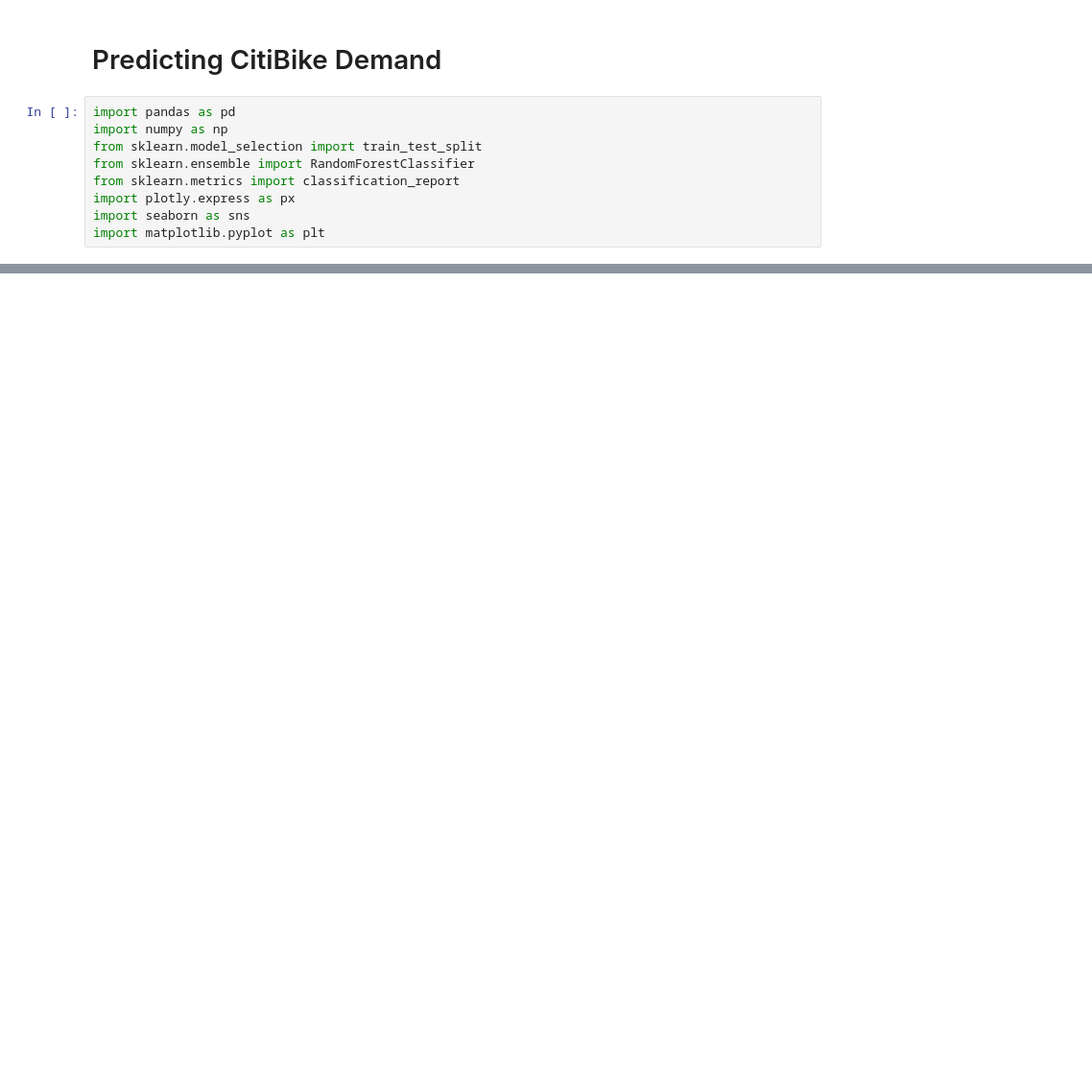
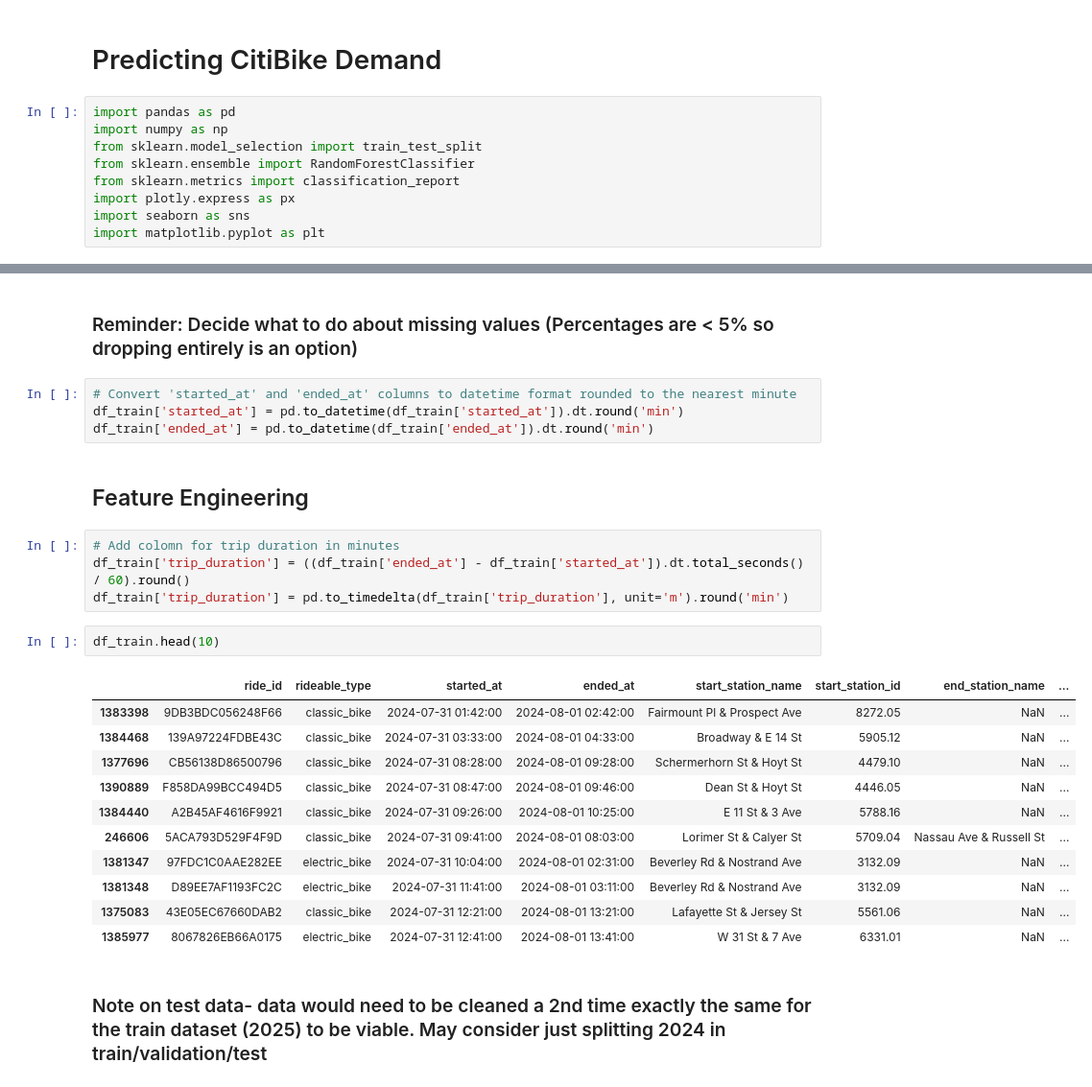
Before and after one commit to michaeltwersky/applied-ml-project, a Jupyter notebook: citibike_demand.ipynb, the cells around one changed output, grey strips where cells are left out. Shown: that part at 96% size. Cells and saved outputs as stored; diff of their text form; blank space fills up the shorter version.

```diff
--- a/citibike_demand.ipynb
+++ b/citibike_demand.ipynb
@@ -30,0 +122,28 @@ df_train.to_csv('data/df_train.csv', index=False)
+# %% [markdown]
+### Reminder: Decide what to do about missing values (Percentages are < 5% so dropping entirely is an option)
+# %%
+# Convert 'started_at' and 'ended_at' columns to datetime format rounded to the nearest minute
+df_train['started_at'] = pd.to_datetime(df_train['started_at']).dt.round('min')
+df_train['ended_at'] = pd.to_datetime(df_train['ended_at']).dt.round('min')
+# %% [markdown]
+## Feature Engineering
+# %%
+# Add colomn for trip duration in minutes
+df_train['trip_duration'] = ((df_train['ended_at'] - df_train['started_at']).dt.total_seconds() / 60).round()
+df_train['trip_duration'] = pd.to_timedelta(df_train['trip_duration'], unit='m').round('min')
+# %%
+df_train.head(10)
+# %% [output]
+|  | ride_id | rideable_type | started_at | ended_at | start_station_name | start_station_id | end_station_name | ... |
+| 1383398 | 9DB3BDC056248F66 | classic_bike | 2024-07-31 01:42:00 | 2024-08-01 02:42:00 | Fairmount Pl & Prospect Ave | 8272.05 | NaN | ... |
+| 1384468 | 139A97224FDBE43C | classic_bike | 2024-07-31 03:33:00 | 2024-08-01 04:33:00 | Broadway & E 14 St | 5905.12 | NaN | ... |
+| 1377696 | CB56138D86500796 | classic_bike | 2024-07-31 08:28:00 | 2024-08-01 09:28:00 | Schermerhorn St & Hoyt St | 4479.10 | NaN | ... |
+| 1390889 | F858DA99BCC494D5 | classic_bike | 2024-07-31 08:47:00 | 2024-08-01 09:46:00 | Dean St & Hoyt St | 4446.05 | NaN | ... |
+| 1384440 | A2B45AF4616F9921 | classic_bike | 2024-07-31 09:26:00 | 2024-08-01 10:25:00 | E 11 St & 3 Ave | 5788.16 | NaN | ... |
+| 246606 | 5ACA793D529F4F9D | classic_bike | 2024-07-31 09:41:00 | 2024-08-01 08:03:00 | Lorimer St & Calyer St | 5709.04 | Nassau Ave & Russell St | ... |
+| 1381347 | 97FDC1C0AAE282EE | electric_bike | 2024-07-31 10:04:00 | 2024-08-01 02:31:00 | Beverley Rd & Nostrand Ave | 3132.09 | NaN | ... |
+| 1381348 | D89EE7AF1193FC2C | electric_bike | 2024-07-31 11:41:00 | 2024-08-01 03:11:00 | Beverley Rd & Nostrand Ave | 3132.09 | NaN | ... |
+| 1375083 | 43E05EC67660DAB2 | classic_bike | 2024-07-31 12:21:00 | 2024-08-01 13:21:00 | Lafayette St & Jersey St | 5561.06 | NaN | ... |
+| 1385977 | 8067826EB66A0175 | electric_bike | 2024-07-31 12:41:00 | 2024-08-01 13:41:00 | W 31 St & 7 Ave | 6331.01 | NaN | ... |
+# %% [markdown]
+### Note on test data- data would need to be cleaned a 2nd time exactly the same for the train dataset (2025) to be viable. May consider just splitting 2024 in train/validation/test
```
Also changed, not shown: parts of 15 cells of this notebook.
